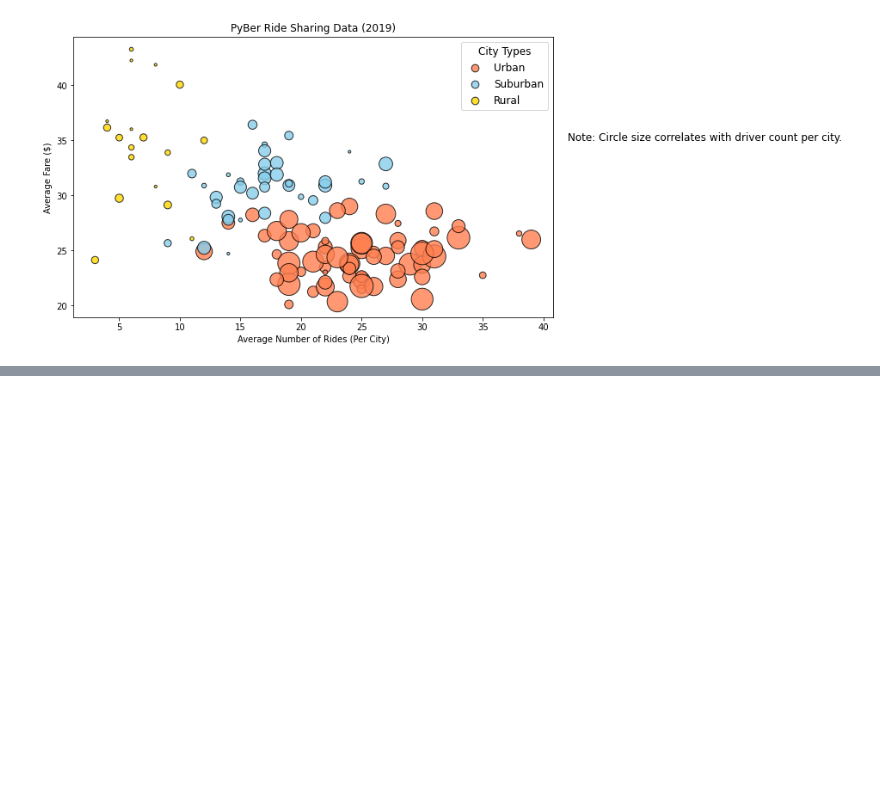
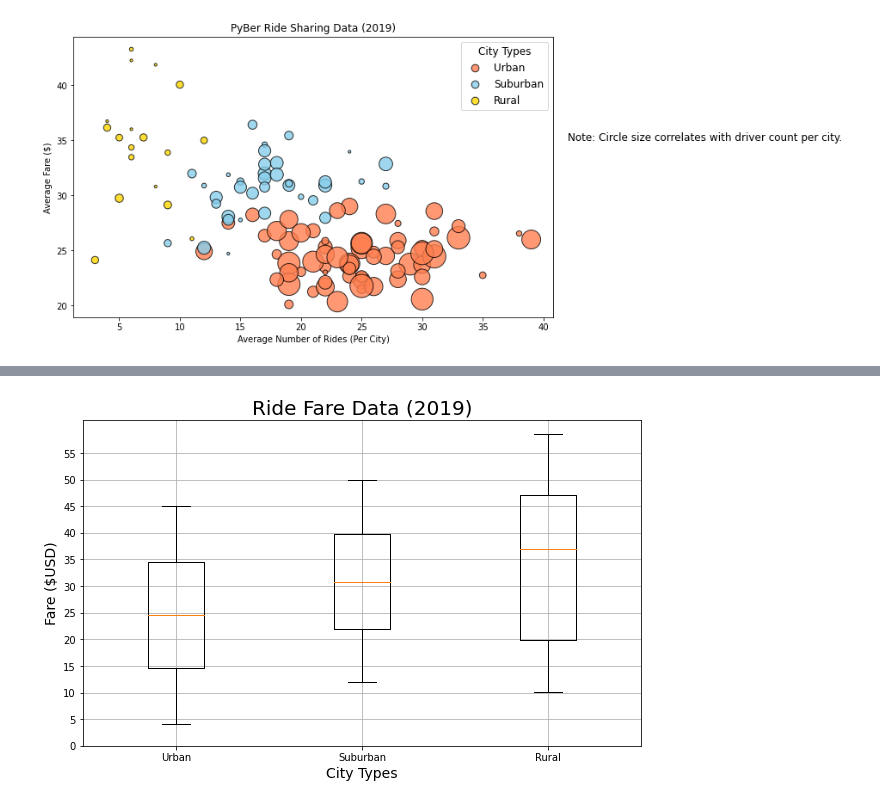
Before and after one commit to jmoletteire/PyBer-Analysis, a Jupyter notebook: PyBer.ipynb, the cells around one changed output, grey strips where cells are left out. Saved outputs shown, nothing was run; the diff lists cells and outputs as text; code cells hidden in the pictures; blank space fills up the shorter version.

```diff
--- a/PyBer.ipynb
+++ b/PyBer.ipynb
@@ -207,0 +255,7 @@ plt.show()
+# %%
+# Fares for each type of city.
+urban_fares = urban_cities_df["fare"]
+suburban_fares = suburban_cities_df["fare"]
+rural_fares = rural_cities_df["fare"]
+
+urban_fares.head()
@@ -207,0 +389,16 @@ plt.show()
+# %%
+# Box-and-Whisker Plot for Avg. Fare($) in each type of city.
+fig, ax = plt.subplots(figsize=(10,6))
+fare_data = [urban_fares, suburban_fares, rural_fares]
+
+ax.boxplot(fare_data, labels=x_labels)
+ax.set_title('Ride Fare Data (2019)', fontsize='20')
+ax.set_xlabel('City Types', fontsize='14')
+ax.set_ylabel('Fare ($USD)', fontsize='14')
+ax.set_yticks(np.arange(0,56, step=5.0))
+ax.grid()
+
+plt.savefig("../PyBer-Analysis/Analysis/Fig3.png")
+plt.show()
+# %% [output]
+[figure, added]
```
Also changed, not shown: parts of 20 cells of this notebook, 3 other files.
